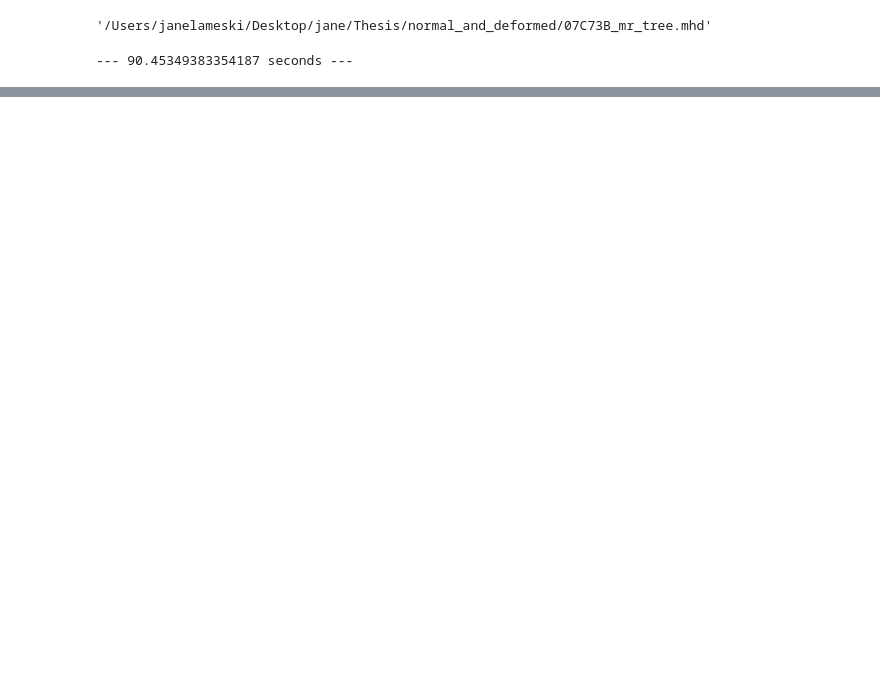
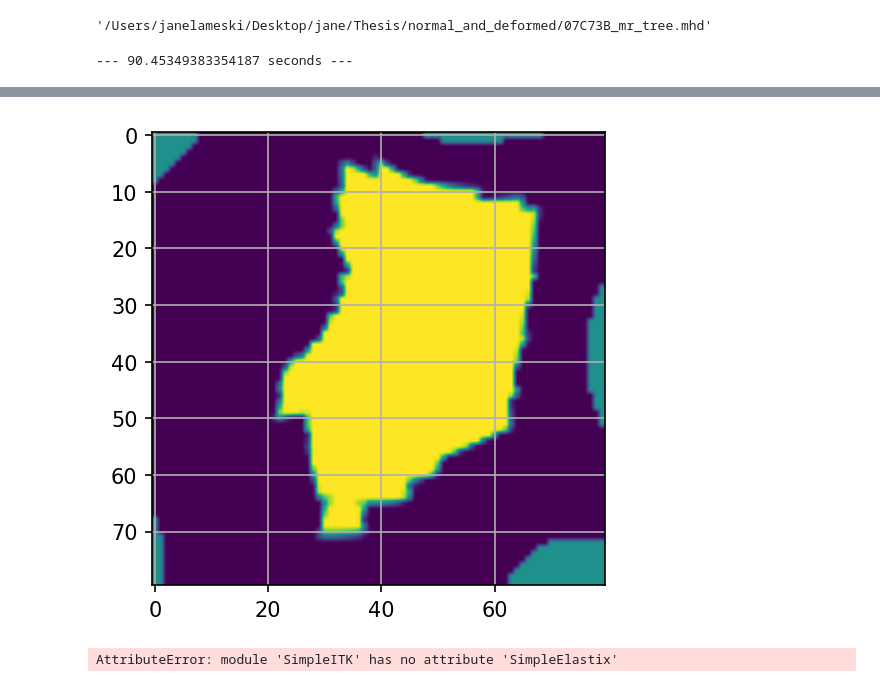
Before and after one commit to lameski123/thesis, a Jupyter notebook: Preprocessing.ipynb, the cells around one changed output, grey strips where cells are left out. Drawn from its saved outputs; the diff is of its cells as text; code cells hidden in the pictures; blank space fills up the shorter version.

Commit message:
extracting deformation field from transform

```diff
--- a/Preprocessing.ipynb
+++ b/Preprocessing.ipynb
@@ -655,0 +782,76 @@ for i, path in enumerate(file_list):
+# %%
+# ctrl_pts = 7, 7, 7
+# fix_edges = 3
+
+# ctrl_pts = np.array(ctrl_pts, np.uint32)
+# SPLINE_ORDER = 3
+# mesh_size = ctrl_pts - SPLINE_ORDER
+# transform = sitk.BSplineTransformInitializer(img_mhd, mesh_size.tolist())
+# params = transform.GetParameters()
+
+numcontrolpoints, stdDef = 5, 10
+
+transfromDomainMeshSize=[numcontrolpoints]*img_mhd.GetDimension()
+
+transform = sitk.BSplineTransformInitializer(img_mhd,transfromDomainMeshSize)
+
+params = tx.GetParameters()
+
+paramsNp= np.asarray(params,dtype=float)
+paramsNp = paramsNp + np.random.randn(paramsNp.shape[0])*stdDef
+
+#     paramsNp[0:int(len(params)/3)]=0 #along z deformation
+#     paramsNp[int(len(params)/3):int(len(params)*2/3)]=0 # along y deformation
+#     paramsNp[int(len(params)*2/3):]=0 # along x deformation
+
+params=tuple(paramsNp)
+transform.SetParameters(params)
+
+resampler = sitk.ResampleImageFilter()
+resampler.SetReferenceImage(img_mhd)
+resampler.SetTransform(transform)
+resampler.SetInterpolator(sitk.sitkLinear)
+resampler.SetDefaultPixelValue(0.5)
+resampler.SetOutputPixelType(sitk.sitkFloat32)
+resampled = resampler.Execute(img_mhd)
+
+array = sitk.GetArrayViewFromImage(resampled)
+
+fig, ax = plt.subplots(dpi=150)
+ax.grid()
+ax.imshow(
+    array[:,:,40],
+    #extent=[
+    #    0, resampled.GetSize()[1] * resampled.GetSpacing()[1],
+    #    0, resampled.GetSize()[0] * resampled.GetSpacing()[0],
+    #],
+    interpolation='hamming',
+)
+
+
+displacementField = sitk.TransformToDisplacementField(transform,
+                                  sitk.sitkVectorFloat64,
+                                  resampled.GetSize(),
+                                  resampled.GetOrigin(),
+                                  resampled.GetSpacing(),
+                                  resampled.GetDirection())
+# print(displacementField)
+# sitk.WriteTransform(displacementField, "deformation_field.txt")
+# %% [output]
+[figure, added]
+# %%
+elastixImageFilter = sitk.SimpleElastix()
+elastixImageFilter.SetFixedImage(resampled)
+elastixImageFilter.SetMovingImage(img_mhd)
+elastixImageFilter.SetParameterMap(sitk.GetDefaultParameterMap("affine"))
+elastixImageFilter.Execute()
+
+transformixImageFilter = sitk.TransformixImageFilter()
+transformixImageFilter.SetTransformParameterMap(elastixImageFilter.GetTransformParameterMap())
+transformixImageFilter.ComputeDeformationFieldOn()
+transformixImageFilter.Execute()
+deformationField = transformixImageFilter.GetDeformationField()
+
+parameterMapVector = elastixImageFilter.GetParameterMap()
+# %% [output]
+AttributeError: module 'SimpleITK' has no attribute 'SimpleElastix'
```
Also changed, not shown: parts of 8 cells of this notebook.
